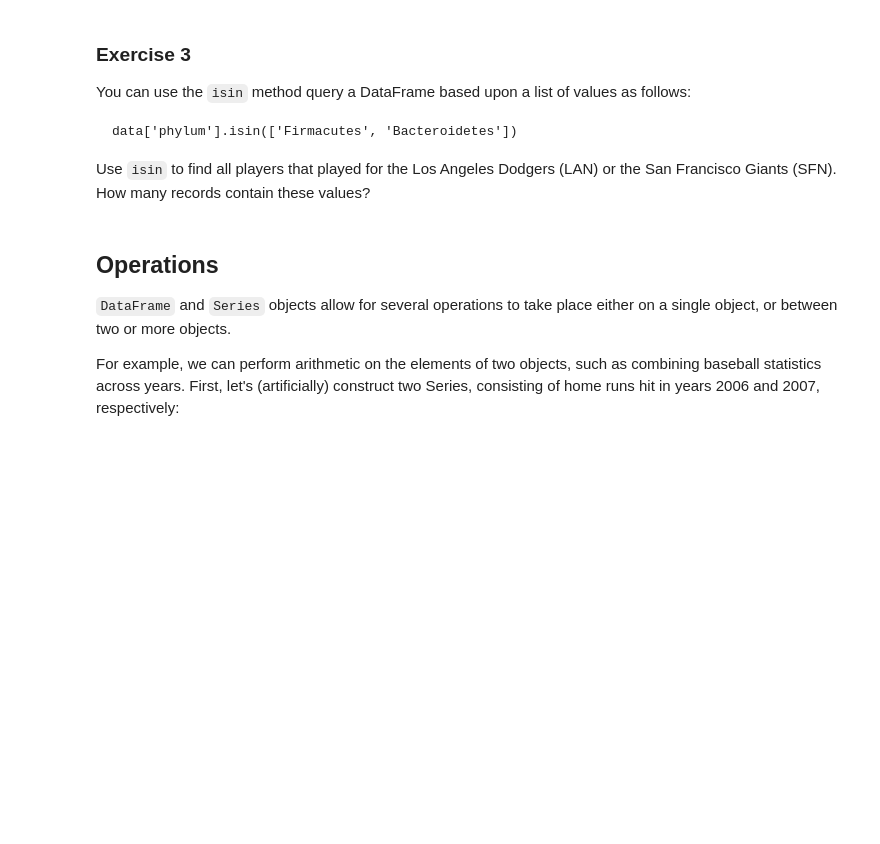
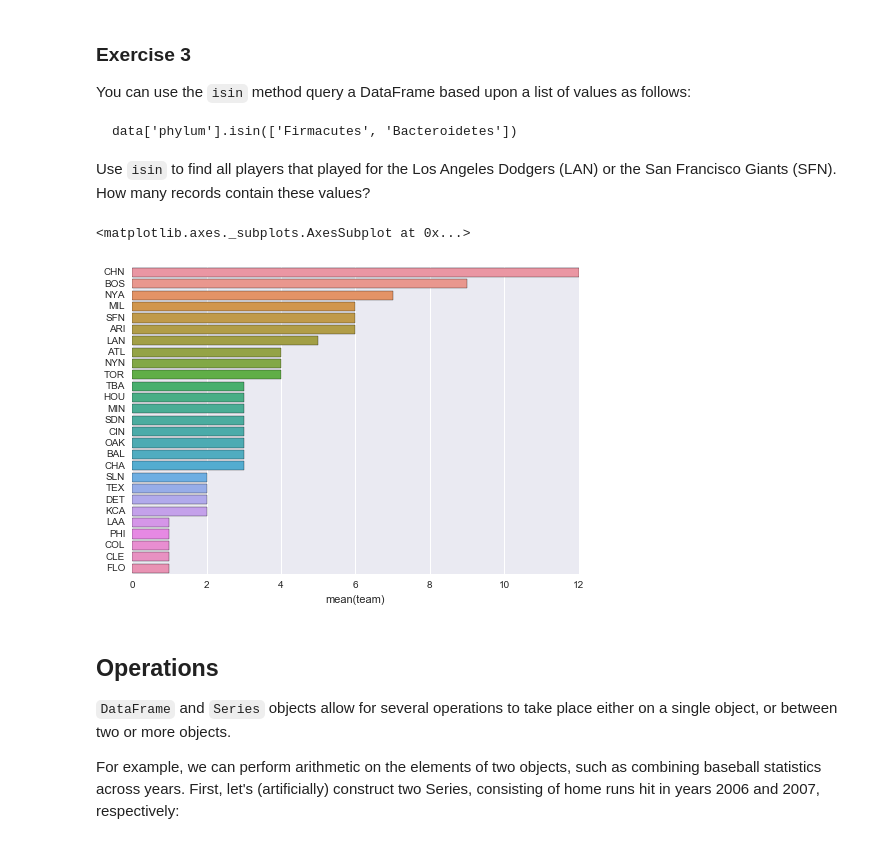
Before and after one commit to mfmotta/tatoule, a Jupyter notebook: 01 - Pandas and Data Wrangling/Intro to Pandas.ipynb, the cells around one changed output. Cells and saved outputs as stored; diff of their text form; code cells hidden in the pictures; blank space fills up the shorter version.

```diff
--- a/01 - Pandas and Data Wrangling/Intro to Pandas.ipynb
+++ b/01 - Pandas and Data Wrangling/Intro to Pandas.ipynb
@@ -475,11 +494,14 @@ players
 # %%
 # We can also plot the distribution of players in the teams
 %matplotlib inline
 import pandas as pd
 import matplotlib.pyplot as plt
 import seaborn as sns
 sns.set_context('notebook')
-sns.barplot(baseball.team.unique(), baseball.team.value_counts())
+sns.barplot(y=baseball.team.unique(), x=baseball.team.value_counts())
+# %% [output]
+<matplotlib.axes._subplots.AxesSubplot at 0x...>
+[figure, added]
 # %% [markdown]
 ## Operations
 
```
Also changed, not shown: parts of 5 cells of this notebook, 1 other file.
